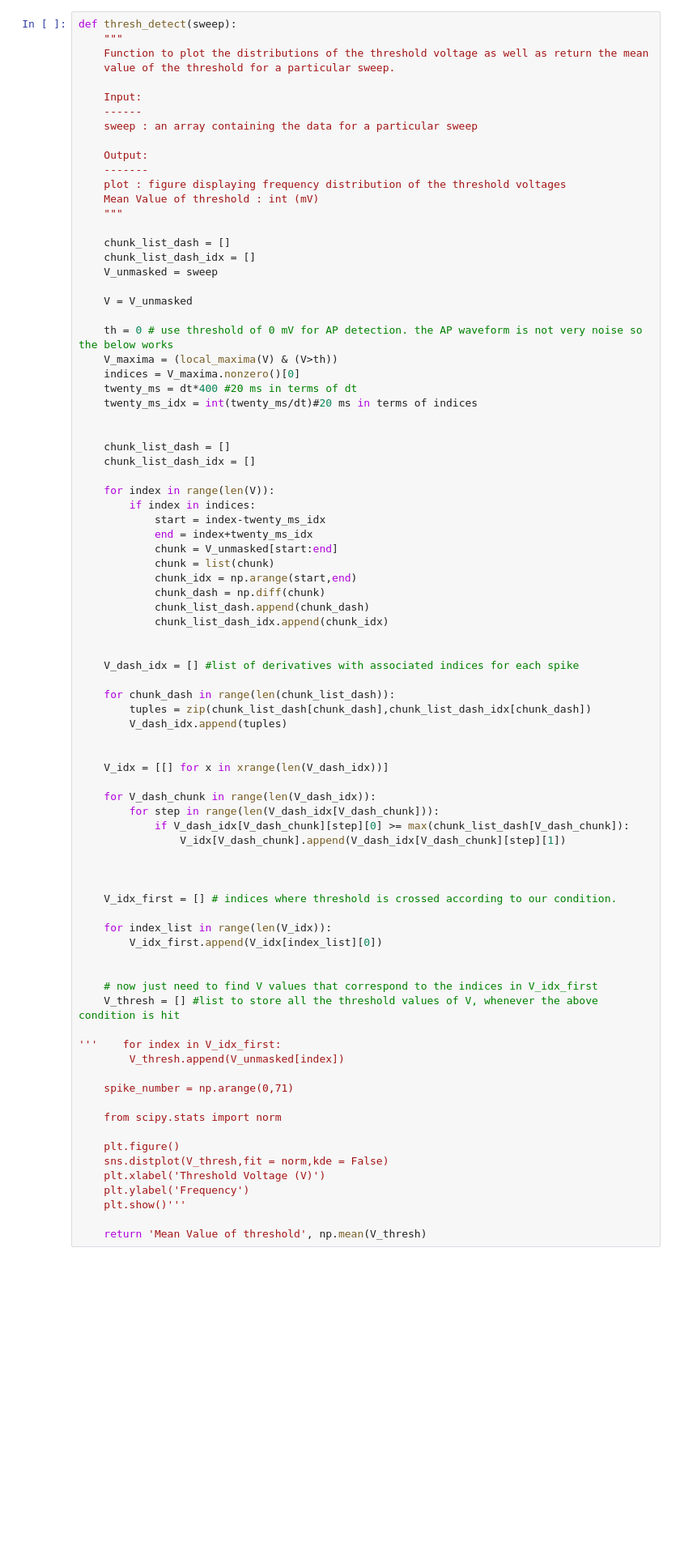
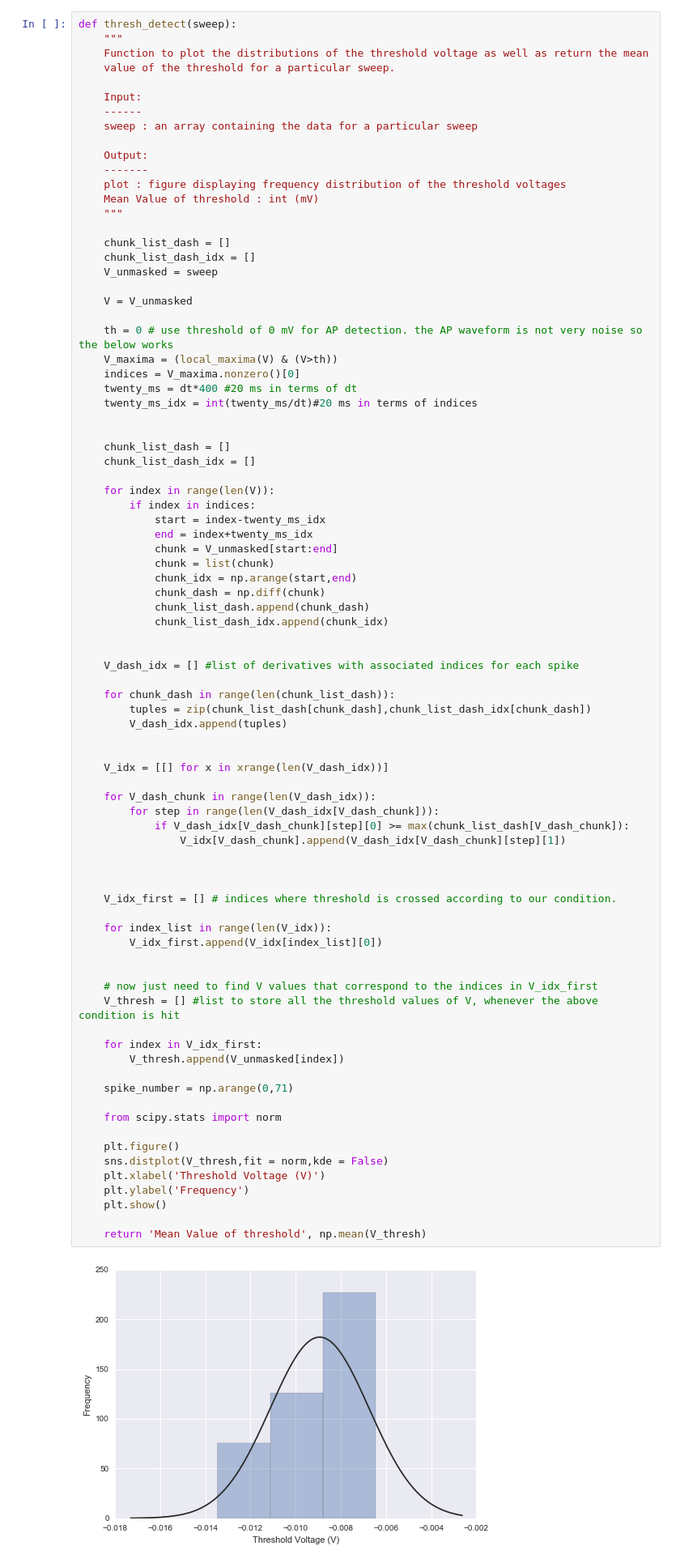
Before and after one commit to RinaldoB/Int_and_Fire, a Jupyter notebook: Integrate_and_Fire.ipynb, the cells around one changed output. Shown at 81% size. Drawn from its saved outputs; the diff is of its cells as text; blank space fills up the shorter version.

```diff
--- a/Integrate_and_Fire.ipynb
+++ b/Integrate_and_Fire.ipynb
@@ -287,32 +287,34 @@ def thresh_detect(sweep):
     V_idx = [[] for x in xrange(len(V_dash_idx))]
 
     for V_dash_chunk in range(len(V_dash_idx)):
         for step in range(len(V_dash_idx[V_dash_chunk])):
             if V_dash_idx[V_dash_chunk][step][0] >= max(chunk_list_dash[V_dash_chunk]):
                 V_idx[V_dash_chunk].append(V_dash_idx[V_dash_chunk][step][1])
 
 
 
     V_idx_first = [] # indices where threshold is crossed according to our condition.
 
     for index_list in range(len(V_idx)):
         V_idx_first.append(V_idx[index_list][0])
 
 
     # now just need to find V values that correspond to the indices in V_idx_first
     V_thresh = [] #list to store all the threshold values of V, whenever the above condition is hit
 
-'''    for index in V_idx_first:
+    for index in V_idx_first:
         V_thresh.append(V_unmasked[index])
 
     spike_number = np.arange(0,71)
 
     from scipy.stats import norm
 
     plt.figure()
     sns.distplot(V_thresh,fit = norm,kde = False)
     plt.xlabel('Threshold Voltage (V)')
     plt.ylabel('Frequency')
-    plt.show()'''
+    plt.show()
 
     return 'Mean Value of threshold', np.mean(V_thresh)
+# %% [output]
+[figure, added]
```
Also changed, not shown: parts of 3 cells of this notebook.
